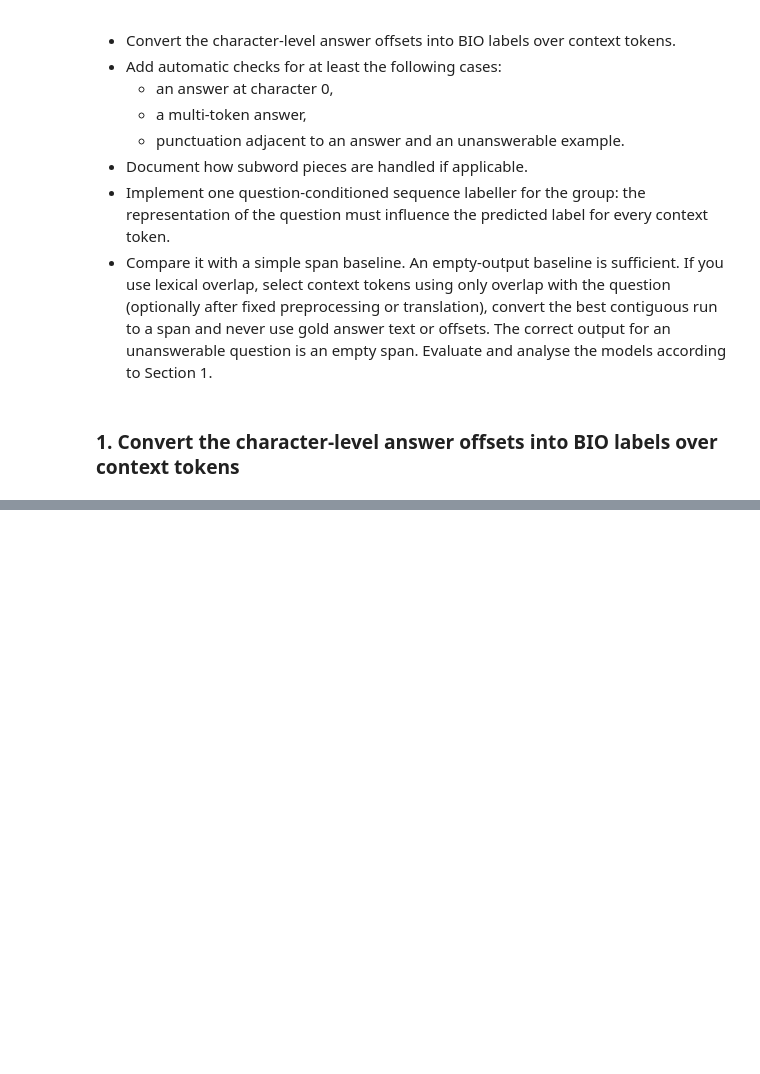
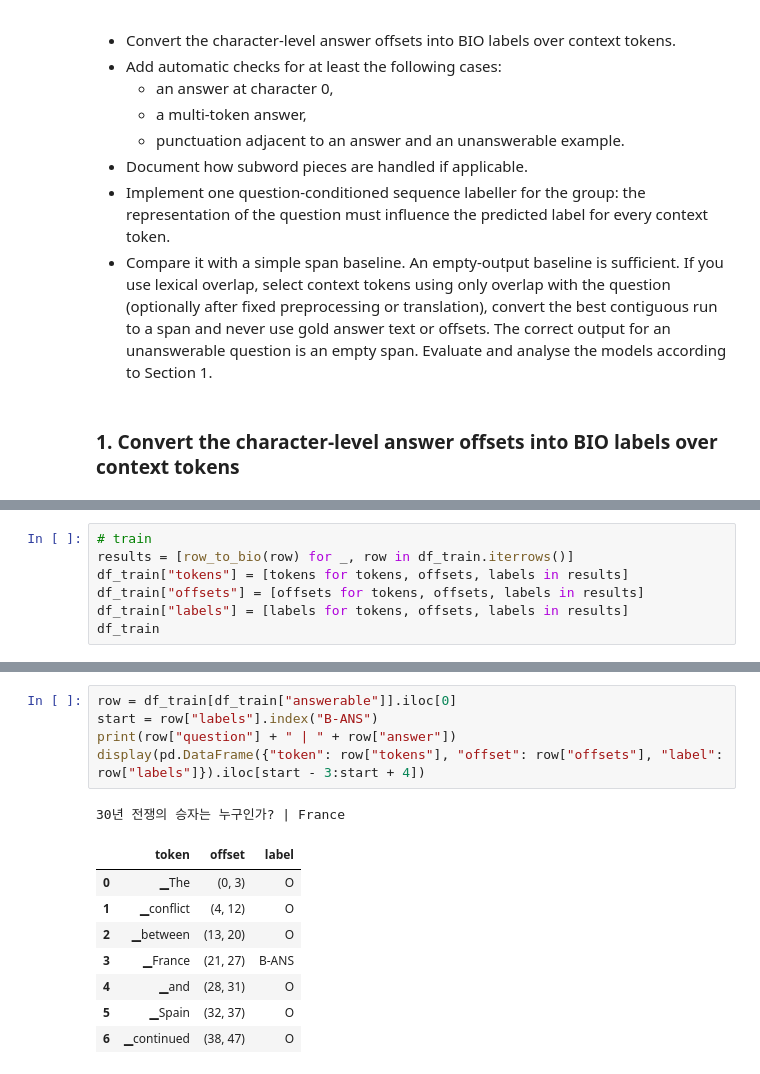
Before and after one commit to Legenden84/msc-nlp-2026, a Jupyter notebook: project_notebooks/nlp_project_w37.ipynb, the cells around one changed output, grey strips where cells are left out. Drawn from its saved outputs; the diff is of its cells as text; blank space fills up the shorter version.

```diff
--- a/project_notebooks/nlp_project_w37.ipynb
+++ b/project_notebooks/nlp_project_w37.ipynb
@@ -74,0 +126,7 @@ def span_interval(df):
+# %%
+# train
+results = [row_to_bio(row) for _, row in df_train.iterrows()]
+df_train["tokens"] = [tokens for tokens, offsets, labels in results]
+df_train["offsets"] = [offsets for tokens, offsets, labels in results]
+df_train["labels"] = [labels for tokens, offsets, labels in results]
+df_train
@@ -74,0 +214,15 @@ def span_interval(df):
+# %%
+row = df_train[df_train["answerable"]].iloc[0]
+start = row["labels"].index("B-ANS")
+print(row["question"] + " | " + row["answer"])
+display(pd.DataFrame({"token": row["tokens"], "offset": row["offsets"], "label": row["labels"]}).iloc[start - 3:start + 4])
+# %% [output]
+30년 전쟁의 승자는 누구인가? | France
+|  | token | offset | label |
+| 0 | ▁The | (0, 3) | O |
+| 1 | ▁conflict | (4, 12) | O |
+| 2 | ▁between | (13, 20) | O |
+| 3 | ▁France | (21, 27) | B-ANS |
+| 4 | ▁and | (28, 31) | O |
+| 5 | ▁Spain | (32, 37) | O |
+| 6 | ▁continued | (38, 47) | O |
```
Also changed, not shown: parts of 33 cells of this notebook.
